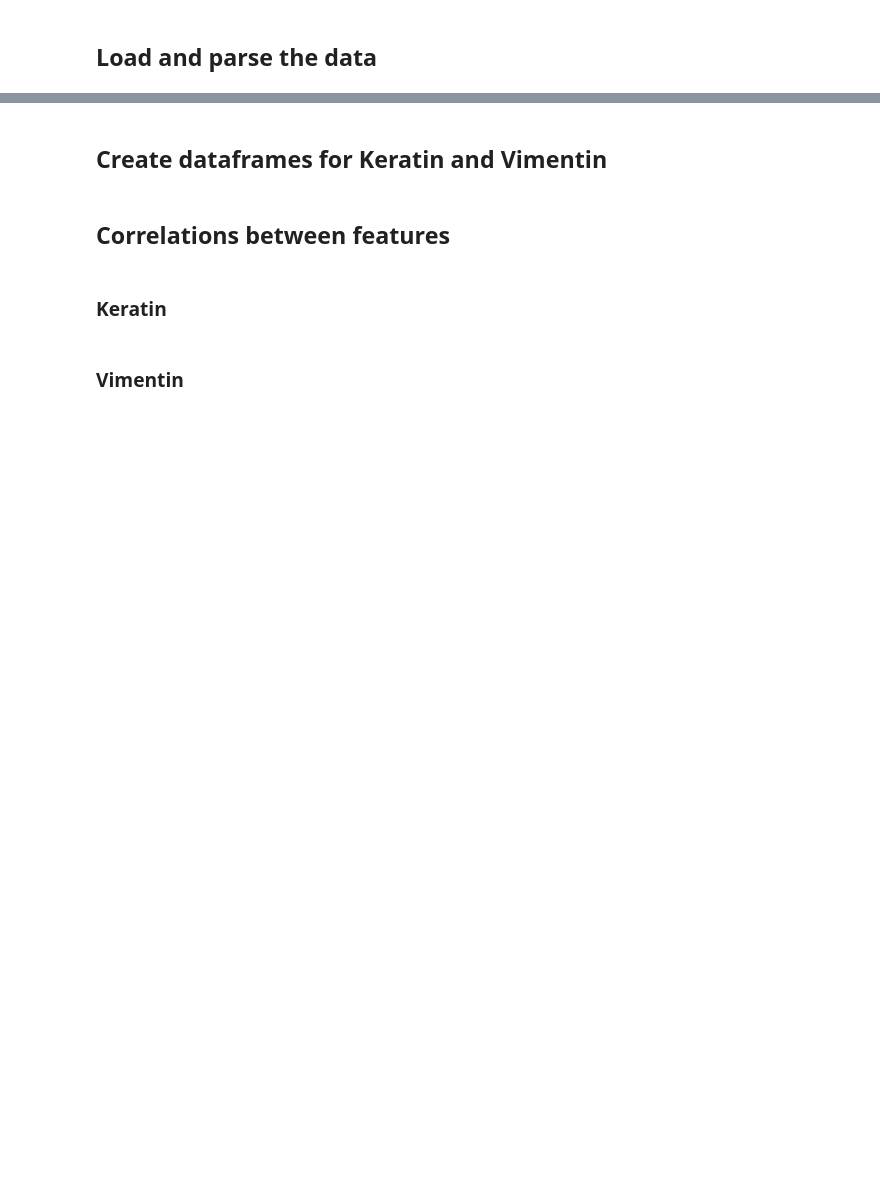
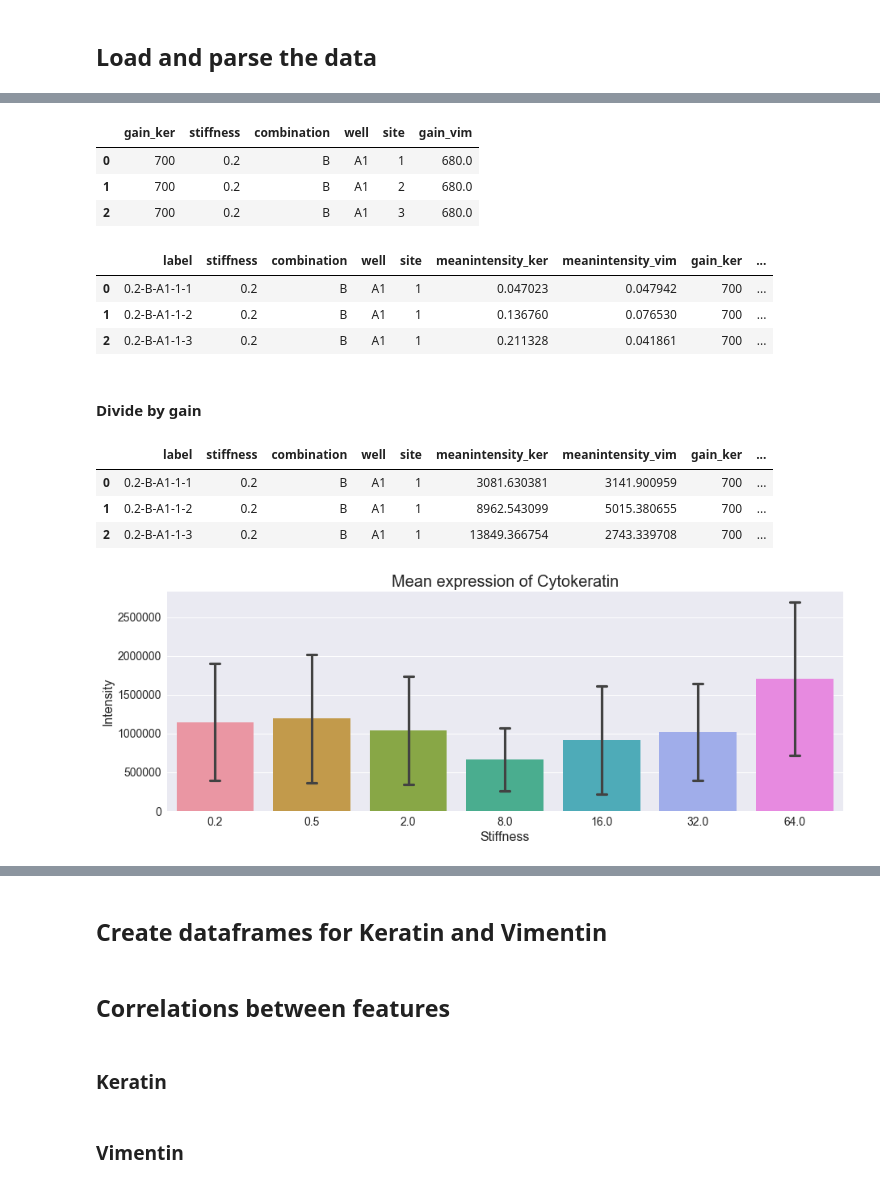
Before and after one commit to vlada-rozova/cell-morphology, a Jupyter notebook: Biomarkers-EDA.ipynb, the cells around one changed output, grey strips where cells are left out. Drawn from its saved outputs; the diff is of its cells as text; code cells hidden in the pictures; blank space fills up the shorter version.

```diff
--- a/Biomarkers-EDA.ipynb
+++ b/Biomarkers-EDA.ipynb
@@ -35,0 +239,46 @@ biomarkers.dtypes.value_counts()
+# %%
+common_columns = ['stiffness', 'combination', 'well', 'site']
+gain = pd.merge(ker_meta[['gain', 'stiffness', 'combination', 'well', 'site']],
+                vim_meta[['gain', 'stiffness', 'combination', 'well', 'site']],
+                how='left', on=common_columns,
+                suffixes=('_ker', '_vim'))
+gain.head(3)
+# %% [output]
+|  | gain_ker | stiffness | combination | well | site | gain_vim |
+| 0 | 700 | 0.2 | B | A1 | 1 | 680.0 |
+| 1 | 700 | 0.2 | B | A1 | 2 | 680.0 |
+| 2 | 700 | 0.2 | B | A1 | 3 | 680.0 |
+# %%
+intensity = pd.merge(biomarkers[['label', 'stiffness', 'combination', 'well', 'site',
+                                 'meanintensity_ker', 'meanintensity_vim']],
+                     gain, how='left', on=common_columns)
+intensity.head(3)
+# %% [output]
+|  | label | stiffness | combination | well | site | meanintensity_ker | meanintensity_vim | gain_ker | ... |
+| 0 | 0.2-B-A1-1-1 | 0.2 | B | A1 | 1 | 0.047023 | 0.047942 | 700 | ... |
+| 1 | 0.2-B-A1-1-2 | 0.2 | B | A1 | 1 | 0.136760 | 0.076530 | 700 | ... |
+| 2 | 0.2-B-A1-1-3 | 0.2 | B | A1 | 1 | 0.211328 | 0.041861 | 700 | ... |
+# %%
+intensity.meanintensity_ker = intensity.meanintensity_ker * 65535
+intensity.meanintensity_vim = intensity.meanintensity_vim * 65535
+# %% [markdown]
+#### Divide by gain
+# %%
+intensity['normintensity_ker'] = intensity.meanintensity_ker / intensity.gain_ker
+intensity['normintensity_vim'] = intensity.meanintensity_vim / intensity.gain_vim
+
+intensity.head(3)
+# %% [output]
+|  | label | stiffness | combination | well | site | meanintensity_ker | meanintensity_vim | gain_ker | ... |
+| 0 | 0.2-B-A1-1-1 | 0.2 | B | A1 | 1 | 3081.630381 | 3141.900959 | 700 | ... |
+| 1 | 0.2-B-A1-1-2 | 0.2 | B | A1 | 1 | 8962.543099 | 5015.380655 | 700 | ... |
+| 2 | 0.2-B-A1-1-3 | 0.2 | B | A1 | 1 | 13849.366754 | 2743.339708 | 700 | ... |
+# %%
+sns.barplot(x=intensity.stiffness, y=intensity.normintensity_ker * 65535,
+            ci='sd', capsize=.1);
+plt.xlabel("Stiffness")
+plt.ylabel("Intensity")
+plt.title("Mean expression of Cytokeratin")
+plt.savefig('../results/Ker Mean Intensity by Gain.png', bbox_inches='tight', dpi=300);
+# %% [output]
+[figure, added]
```
Also changed, not shown: parts of 128 cells of this notebook, 9 other files.
